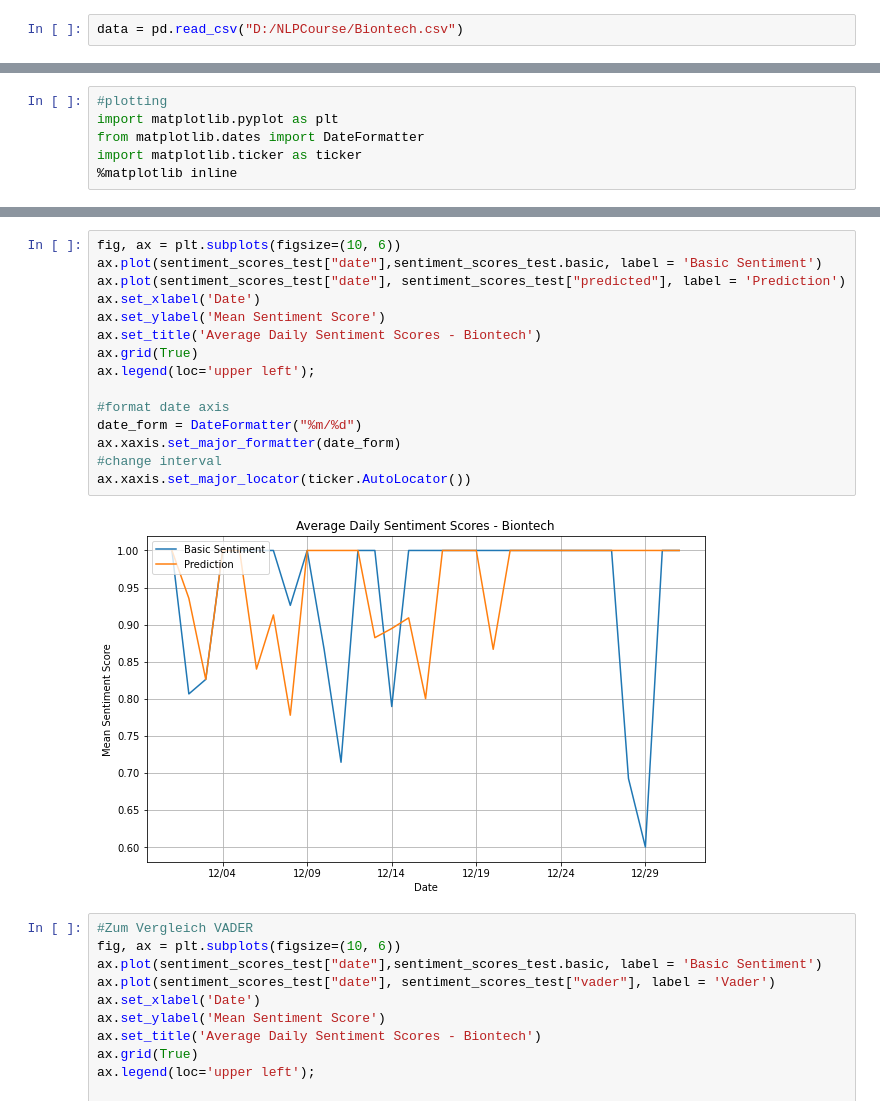
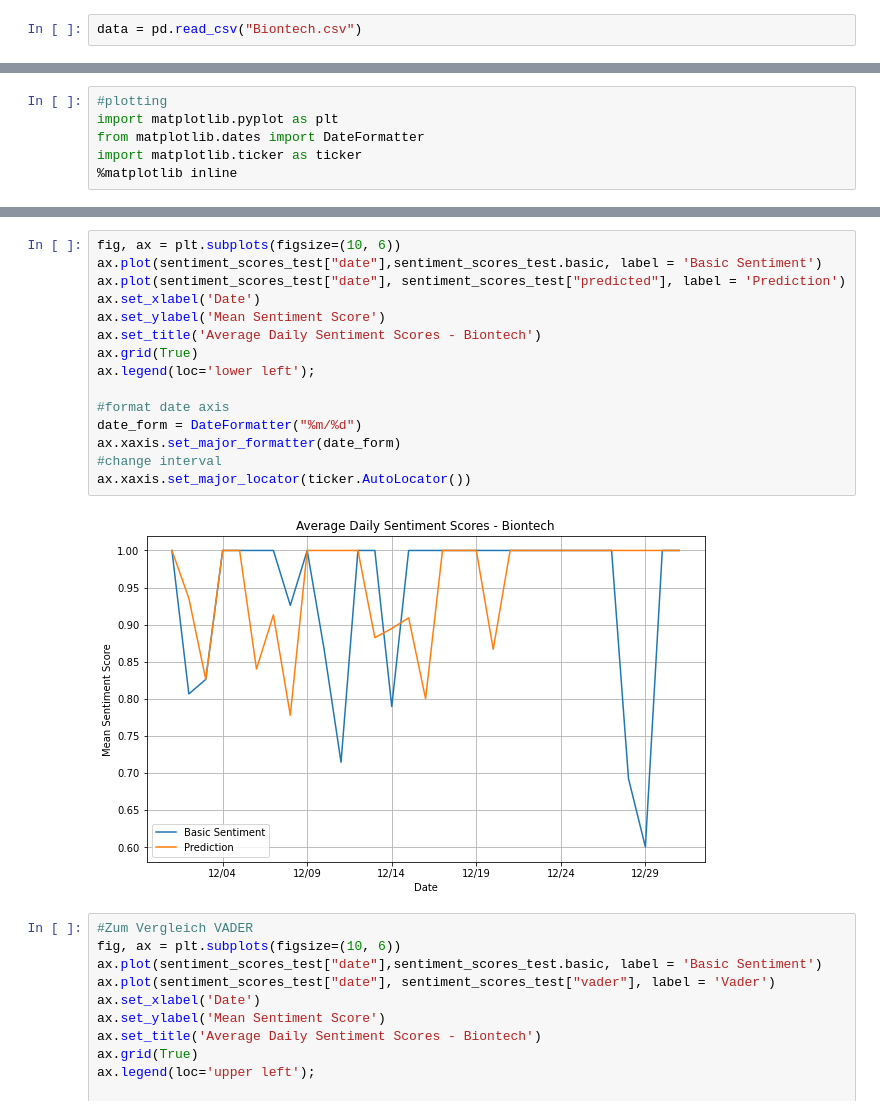
Before and after one commit to fogx/news_sentiment, a Jupyter notebook: code/notebooks/Baseline_Tweets_Biontech.ipynb, the cells around one changed output, grey strips where cells are left out. Cells and saved outputs as stored; diff of their text form.

Commit message:
Baseline Model Tweets - Biontech

```diff
--- a/code/notebooks/Baseline_Tweets_Biontech.ipynb
+++ b/code/notebooks/Baseline_Tweets_Biontech.ipynb
@@ -9,4 +9,4 @@ from nltk.sentiment.vader import SentimentIntensityAnalyzer
 # %% [markdown]
 ## Daten einlesen
 # %%
-data = pd.read_csv("D:/NLPCourse/Biontech.csv")
+data = pd.read_csv("Biontech.csv")
@@ -369,20 +364,20 @@ import matplotlib.ticker as ticker
 # %%
 fig, ax = plt.subplots(figsize=(10, 6))
 ax.plot(sentiment_scores_test["date"],sentiment_scores_test.basic, label = 'Basic Sentiment')
 ax.plot(sentiment_scores_test["date"], sentiment_scores_test["predicted"], label = 'Prediction')
 ax.set_xlabel('Date')
 ax.set_ylabel('Mean Sentiment Score')
 ax.set_title('Average Daily Sentiment Scores - Biontech')
 ax.grid(True)
-ax.legend(loc='upper left');
+ax.legend(loc='lower left');
 
 #format date axis
 date_form = DateFormatter("%m/%d")
 ax.xaxis.set_major_formatter(date_form)
 #change interval
 ax.xaxis.set_major_locator(ticker.AutoLocator())
 # %% [output]
-[figure, old version]
+[figure, new version]
 # %%
 #Zum Vergleich VADER
 fig, ax = plt.subplots(figsize=(10, 6))
```
Also changed, not shown: parts of 10 cells of this notebook.
